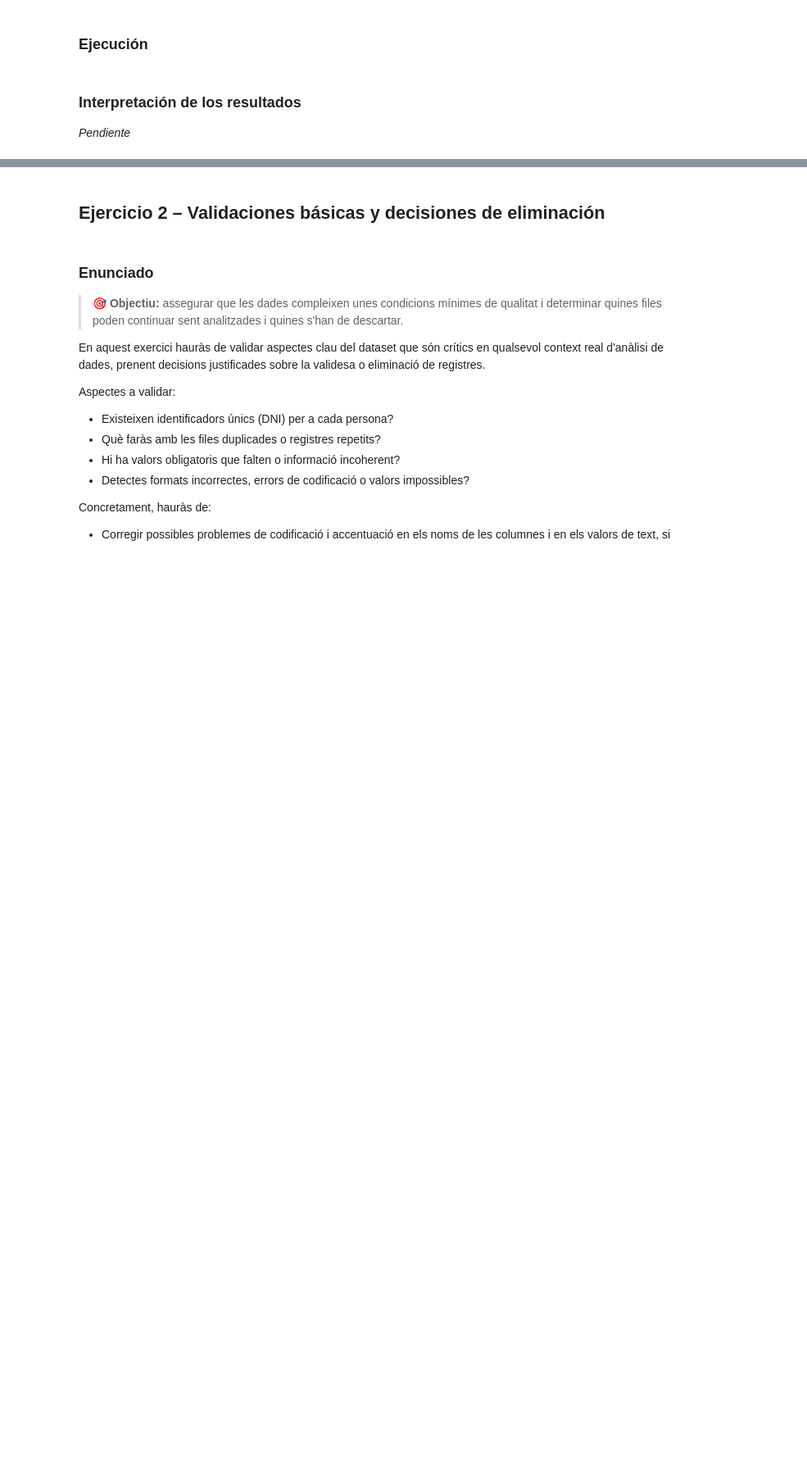
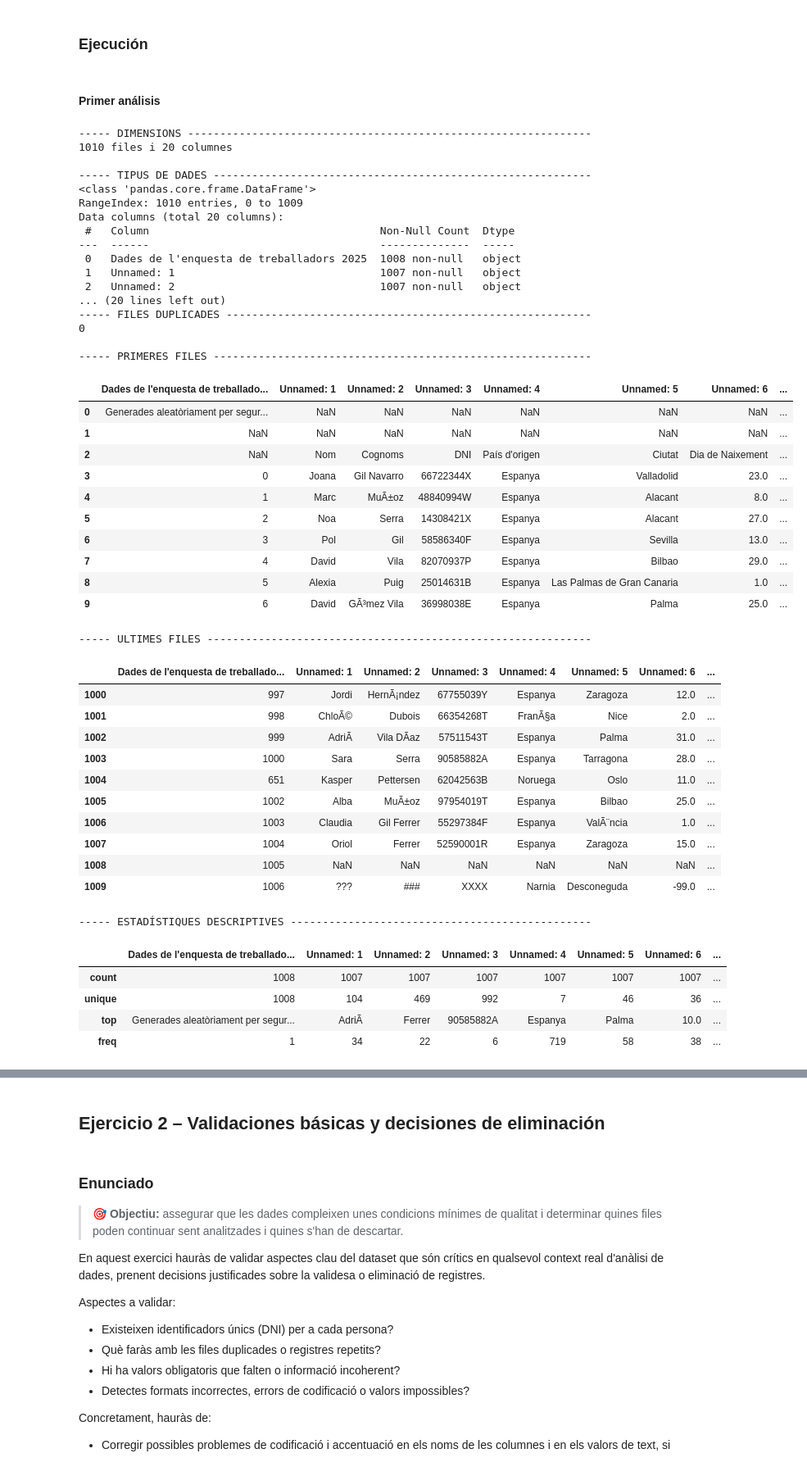
Before and after one commit to chisamitsu/ita-dataanalytics, a Jupyter notebook: s08-analitica-de-dados-python/s08-analitica-de-dados-python.ipynb, the cells around one changed output, grey strips where cells are left out. Shown at 82% size. Saved outputs shown, nothing was run; the diff lists cells and outputs as text; code cells hidden in the pictures; blank space fills up the shorter version.

```diff
--- a/s08-analitica-de-dados-python/s08-analitica-de-dados-python.ipynb
+++ b/s08-analitica-de-dados-python/s08-analitica-de-dados-python.ipynb
@@ -101,6 +151,54 @@ _Pendiente_
 # %% [markdown]
 ### Ejecución
-# %% [markdown]
-### Interpretación de los resultados
-
-_Pendiente_
+# %% [markdown]
+#### Primer análisis
+# %%
+df = pd.read_excel(file_path)
+basic_check(df)
+# %% [output]
+----- DIMENSIONS ---------------------------------------------------------------
+1010 files i 20 columnes
+
+----- TIPUS DE DADES -----------------------------------------------------------
+<class 'pandas.core.frame.DataFrame'>
+RangeIndex: 1010 entries, 0 to 1009
+Data columns (total 20 columns):
+ #   Column                                    Non-Null Count  Dtype
+---  ------                                    --------------  -----
+ 0   Dades de l'enquesta de treballadors 2025  1008 non-null   object
+ 1   Unnamed: 1                                1007 non-null   object
+ 2   Unnamed: 2                                1007 non-null   object
+... (20 lines left out)
+----- FILES DUPLICADES ---------------------------------------------------------
+0
+
+----- PRIMERES FILES -----------------------------------------------------------
+|  | Dades de l'enquesta de treballado... | Unnamed: 1 | Unnamed: 2 | Unnamed: 3 | Unnamed: 4 | Unnamed: 5 | Unnamed: 6 | ... |
+| 0 | Generades aleatòriament per segur... | NaN | NaN | NaN | NaN | NaN | NaN | ... |
+| 1 | NaN | NaN | NaN | NaN | NaN | NaN | NaN | ... |
+| 2 | NaN | Nom | Cognoms | DNI | País d'origen | Ciutat | Dia de Naixement | ... |
+| 3 | 0 | Joana | Gil Navarro | 66722344X | Espanya | Valladolid | 23.0 | ... |
+| 4 | 1 | Marc | MuÃ±oz | 48840994W | Espanya | Alacant | 8.0 | ... |
+| 5 | 2 | Noa | Serra | 14308421X | Espanya | Alacant | 27.0 | ... |
+| 6 | 3 | Pol | Gil | 58586340F | Espanya | Sevilla | 13.0 | ... |
+| 7 | 4 | David | Vila | 82070937P | Espanya | Bilbao | 29.0 | ... |
+| 8 | 5 | Alexia | Puig | 25014631B | Espanya | Las Palmas de Gran Canaria | 1.0 | ... |
+| 9 | 6 | David | GÃ³mez Vila | 36998038E | Espanya | Palma | 25.0 | ... |
+----- ULTIMES FILES ------------------------------------------------------------
+|  | Dades de l'enquesta de treballado... | Unnamed: 1 | Unnamed: 2 | Unnamed: 3 | Unnamed: 4 | Unnamed: 5 | Unnamed: 6 | ... |
+| 1000 | 997 | Jordi | HernÃ¡ndez | 67755039Y | Espanya | Zaragoza | 12.0 | ... |
+| 1001 | 998 | ChloÃ© | Dubois | 66354268T | FranÃ§a | Nice | 2.0 | ... |
+| 1002 | 999 | AdriÃ | Vila DÃ­az | 57511543T | Espanya | Palma | 31.0 | ... |
+| 1003 | 1000 | Sara | Serra | 90585882A | Espanya | Tarragona | 28.0 | ... |
+| 1004 | 651 | Kasper | Pettersen | 62042563B | Noruega | Oslo | 11.0 | ... |
+| 1005 | 1002 | Alba | MuÃ±oz | 97954019T | Espanya | Bilbao | 25.0 | ... |
+| 1006 | 1003 | Claudia | Gil Ferrer | 55297384F | Espanya | ValÃ¨ncia | 1.0 | ... |
+| 1007 | 1004 | Oriol | Ferrer | 52590001R | Espanya | Zaragoza | 15.0 | ... |
+| 1008 | 1005 | NaN | NaN | NaN | NaN | NaN | NaN | ... |
+| 1009 | 1006 | ??? | ### | XXXX | Narnia | Desconeguda | -99.0 | ... |
+----- ESTADÍSTIQUES DESCRIPTIVES -----------------------------------------------
+|  | Dades de l'enquesta de treballado... | Unnamed: 1 | Unnamed: 2 | Unnamed: 3 | Unnamed: 4 | Unnamed: 5 | Unnamed: 6 | ... |
+| count | 1008 | 1007 | 1007 | 1007 | 1007 | 1007 | 1007 | ... |
+| unique | 1008 | 104 | 469 | 992 | 7 | 46 | 36 | ... |
+| top | Generades aleatòriament per segur... | AdriÃ | Ferrer | 90585882A | Espanya | Palma | 10.0 | ... |
+| freq | 1 | 34 | 22 | 6 | 719 | 58 | 38 | ... |
```
Also changed, not shown: parts of 30 cells of this notebook.
